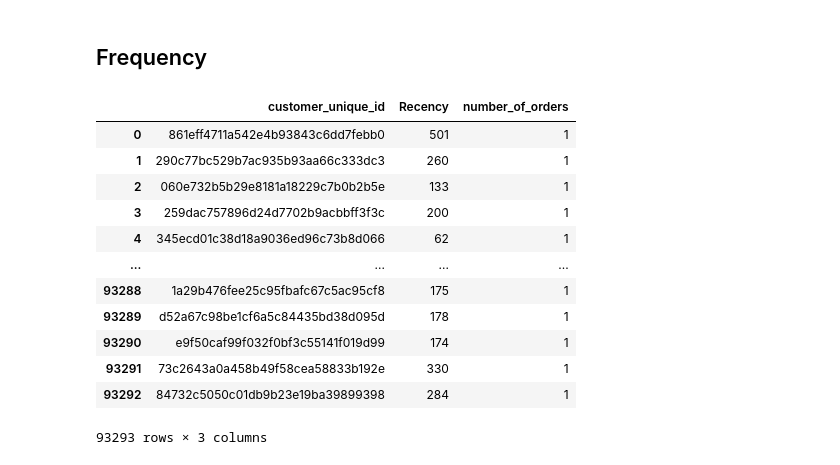
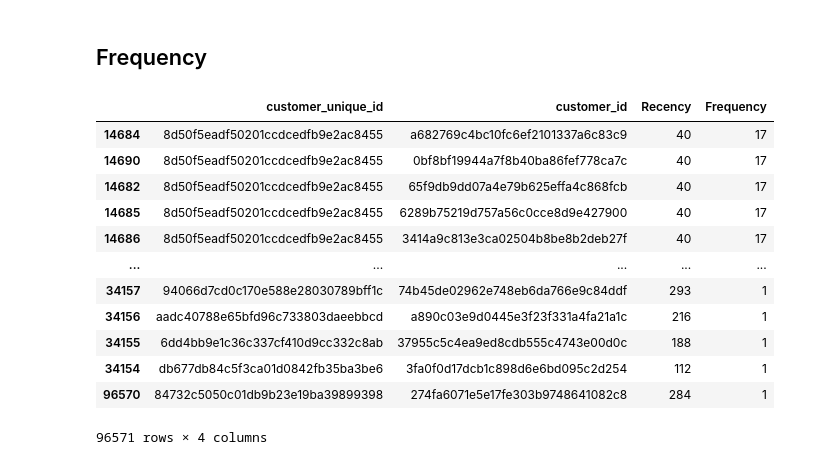
Before and after one commit to Hkllopp/Clustering-Model-Designing, a Jupyter notebook: notebook.ipynb, the cells around one changed output. Saved outputs shown, nothing was run; the diff lists cells and outputs as text; code cells hidden in the pictures.

```diff
--- a/notebook.ipynb
+++ b/notebook.ipynb
@@ -479,3 +466,8 @@ custom_customers_df = data_customer.drop(['customer_zip_code_prefix', 'customer_
+# %%
+from sklearn.impute import SimpleImputer
+
+custom_customers_df = data_customer[['customer_unique_id', 'customer_id']].drop_duplicates()
+reduced_custom_customers_df = data_customer[['customer_unique_id', 'customer_id']].drop_duplicates()
 # %% [markdown]
 ## Recency
 # %% [markdown]
@@ -518,19 +518,22 @@ custom_customers_df.sort_values(by='Recency')
 # %%
 orders_per_customer = custom_orders_df['customer_unique_id'].value_counts()
 orders_per_customer = pd.DataFrame(orders_per_customer.items(), columns=['customer_unique_id', 'number_of_orders'])
+orders_per_customer = orders_per_customer.rename(columns={'number_of_orders': 'Frequency'})
+SimpleImputer().fit_transform(np.array(orders_per_customer['Frequency']).reshape(-1, 1))
+
 custom_customers_df = custom_customers_df.merge(orders_per_customer, on='customer_unique_id', how='inner')
-custom_customers_df
+custom_customers_df.sort_values('Frequency', ascending=False)
 # %% [output]
-|  | customer_unique_id | Recency | number_of_orders |
-| 0 | 861eff4711a542e4b93843c6dd7febb0 | 501 | 1 |
-| 1 | 290c77bc529b7ac935b93aa66c333dc3 | 260 | 1 |
-| 2 | 060e732b5b29e8181a18229c7b0b2b5e | 133 | 1 |
-| 3 | 259dac757896d24d7702b9acbbff3f3c | 200 | 1 |
-| 4 | 345ecd01c38d18a9036ed96c73b8d066 | 62 | 1 |
-| ... | ... | ... | ... |
-| 93288 | 1a29b476fee25c95fbafc67c5ac95cf8 | 175 | 1 |
-| 93289 | d52a67c98be1cf6a5c84435bd38d095d | 178 | 1 |
-| 93290 | e9f50caf99f032f0bf3c55141f019d99 | 174 | 1 |
-| 93291 | 73c2643a0a458b49f58cea58833b192e | 330 | 1 |
-| 93292 | 84732c5050c01db9b23e19ba39899398 | 284 | 1 |
+|  | customer_unique_id | customer_id | Recency | Frequency |
+| 14684 | 8d50f5eadf50201ccdcedfb9e2ac8455 | a682769c4bc10fc6ef2101337a6c83c9 | 40 | 17 |
+| 14690 | 8d50f5eadf50201ccdcedfb9e2ac8455 | 0bf8bf19944a7f8b40ba86fef778ca7c | 40 | 17 |
+| 14682 | 8d50f5eadf50201ccdcedfb9e2ac8455 | 65f9db9dd07a4e79b625effa4c868fcb | 40 | 17 |
+| 14685 | 8d50f5eadf50201ccdcedfb9e2ac8455 | 6289b75219d757a56c0cce8d9e427900 | 40 | 17 |
+| 14686 | 8d50f5eadf50201ccdcedfb9e2ac8455 | 3414a9c813e3ca02504b8be8b2deb27f | 40 | 17 |
+| ... | ... | ... | ... | ... |
+| 34157 | 94066d7cd0c170e588e28030789bff1c | 74b45de02962e748eb6da766e9c84ddf | 293 | 1 |
+| 34156 | aadc40788e65bfd96c733803daeebbcd | a890c03e9d0445e3f23f331a4fa21a1c | 216 | 1 |
+| 34155 | 6dd4bb9e1c36c337cf410d9cc332c8ab | 37955c5c4ea9ed8cdb555c4743e00d0c | 188 | 1 |
+| 34154 | db677db84c5f3ca01d0842fb35ba3be6 | 3fa0f0d17dcb1c898d6e6bd095c2d254 | 112 | 1 |
+| 96570 | 84732c5050c01db9b23e19ba39899398 | 274fa6071e5e17fe303b9748641082c8 | 284 | 1 |
-93293 rows × 3 columns
+96571 rows × 4 columns
```
Also changed, not shown: parts of 32 cells of this notebook, 1 other file.
